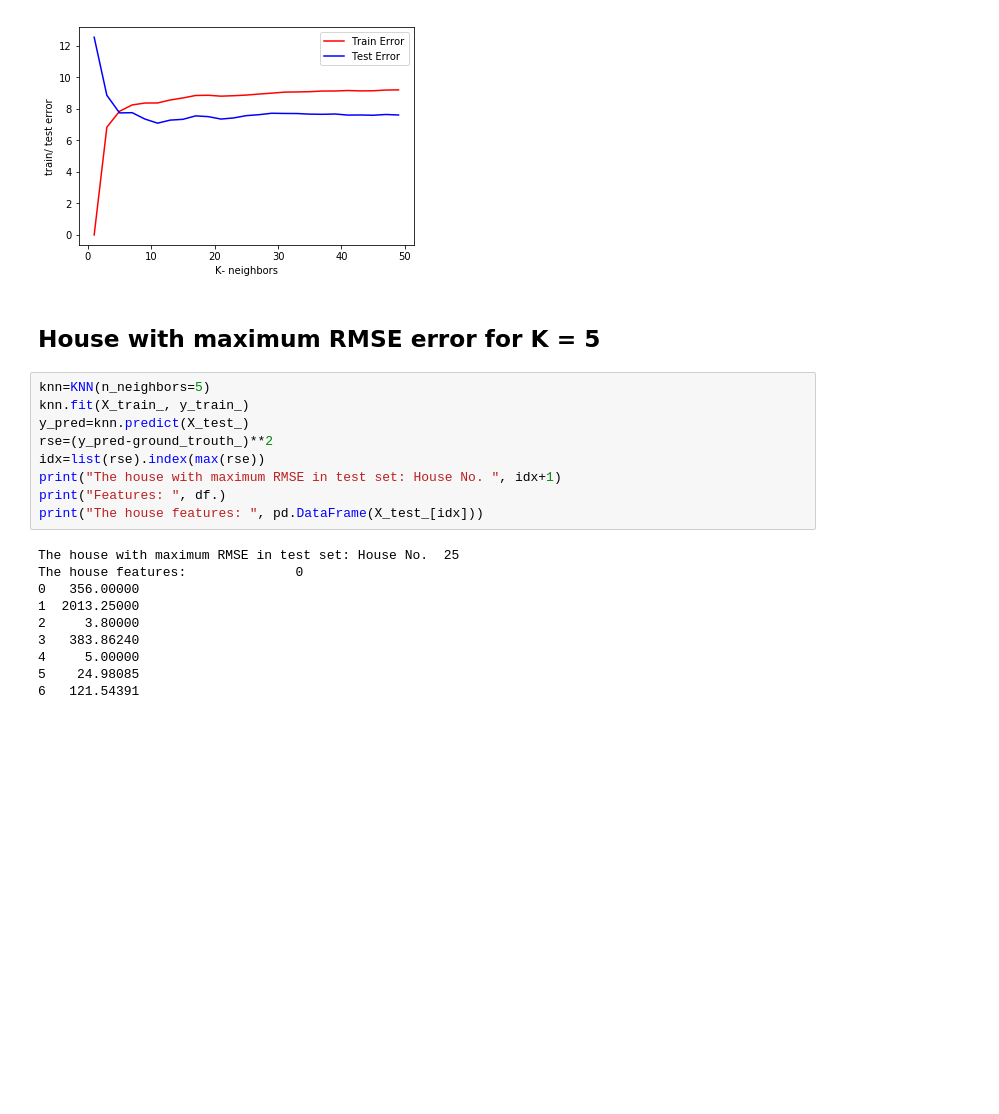
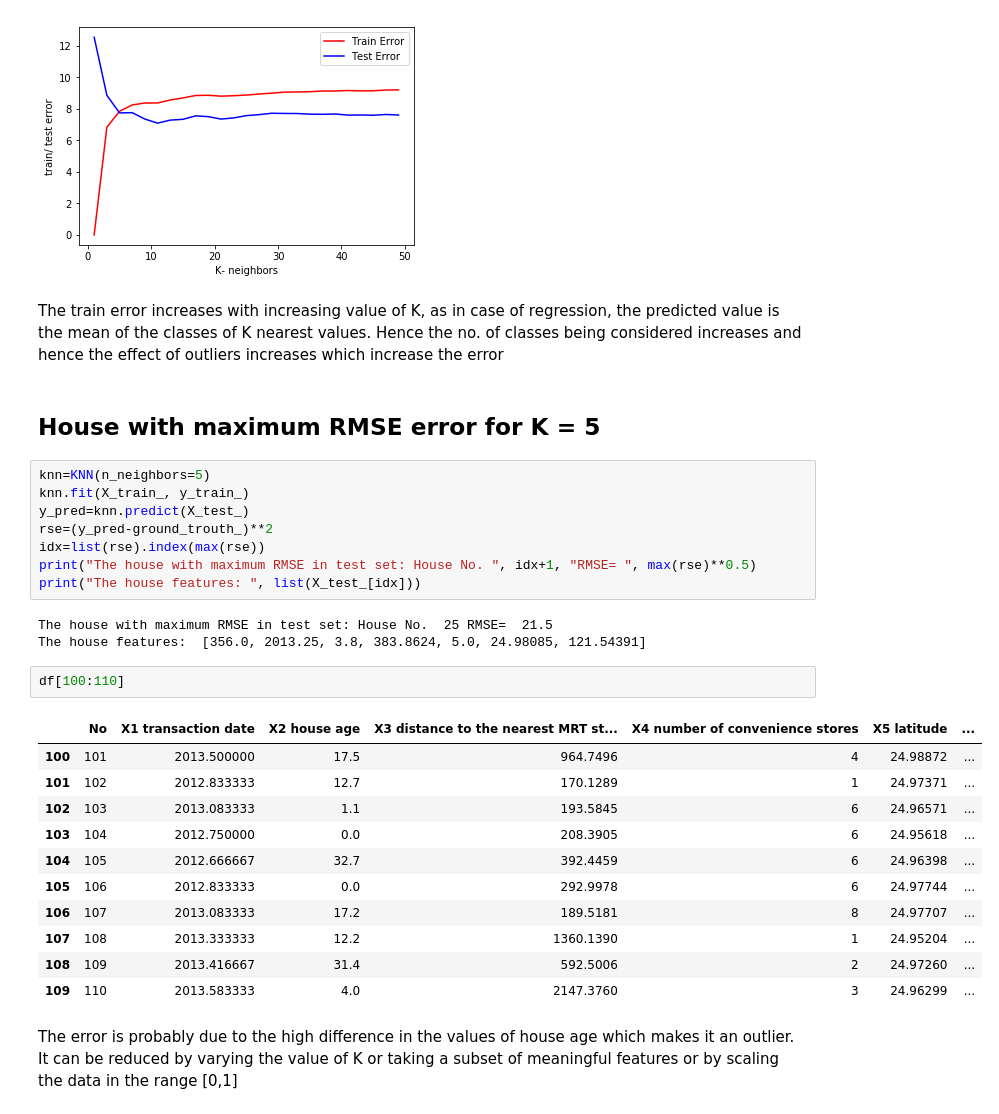
Before and after one commit to shv07/MachineLearning, a Jupyter notebook: assignments/Assignment_5/Assignment5_Q2.ipynb, the cells around one changed output. Cells and saved outputs as stored; diff of their text form; blank space fills up the shorter version.

```diff
--- a/assignments/Assignment_5/Assignment5_Q2.ipynb
+++ b/assignments/Assignment_5/Assignment5_Q2.ipynb
@@ -164,6 +168,8 @@ plt.legend()
 plt.show()
 # %% [output]
 [figure]
+# %% [markdown]
+The train error increases with increasing value of K, as in case of regression, the predicted value is the mean of the classes of K nearest values. Hence the no. of classes being considered increases and hence the effect of outliers increases which increase the error
 # %% [markdown]
 ## House with maximum RMSE error for K = 5
 # %%
@@ -172,16 +178,24 @@ knn.fit(X_train_, y_train_)
 y_pred=knn.predict(X_test_)
 rse=(y_pred-ground_trouth_)**2
 idx=list(rse).index(max(rse))
-print("The house with maximum RMSE in test set: House No. ", idx+1)
-print("Features: ", df.)
-print("The house features: ", pd.DataFrame(X_test_[idx]))
+print("The house with maximum RMSE in test set: House No. ", idx+1, "RMSE= ", max(rse)**0.5)
+print("The house features: ", list(X_test_[idx]))
 # %% [output]
-The house with maximum RMSE in test set: House No.  25
-The house features:              0
-0   356.00000
-1  2013.25000
-2     3.80000
-3   383.86240
-4     5.00000
-5    24.98085
-6   121.54391
+The house with maximum RMSE in test set: House No.  25 RMSE=  21.5
+The house features:  [356.0, 2013.25, 3.8, 383.8624, 5.0, 24.98085, 121.54391]
+# %%
+df[100:110]
+# %% [output]
+|  | No | X1 transaction date | X2 house age | X3 distance to the nearest MRT st... | X4 number of convenience stores | X5 latitude | ... |
+| 100 | 101 | 2013.500000 | 17.5 | 964.7496 | 4 | 24.98872 | ... |
+| 101 | 102 | 2012.833333 | 12.7 | 170.1289 | 1 | 24.97371 | ... |
+| 102 | 103 | 2013.083333 | 1.1 | 193.5845 | 6 | 24.96571 | ... |
+| 103 | 104 | 2012.750000 | 0.0 | 208.3905 | 6 | 24.95618 | ... |
+| 104 | 105 | 2012.666667 | 32.7 | 392.4459 | 6 | 24.96398 | ... |
+| 105 | 106 | 2012.833333 | 0.0 | 292.9978 | 6 | 24.97744 | ... |
+| 106 | 107 | 2013.083333 | 17.2 | 189.5181 | 8 | 24.97707 | ... |
+| 107 | 108 | 2013.333333 | 12.2 | 1360.1390 | 1 | 24.95204 | ... |
+| 108 | 109 | 2013.416667 | 31.4 | 592.5006 | 2 | 24.97260 | ... |
+| 109 | 110 | 2013.583333 | 4.0 | 2147.3760 | 3 | 24.96299 | ... |
+# %% [markdown]
+The error is probably due to the high difference in the values of house age which makes it an outlier. It can be reduced by varying the value of K or taking a subset of meaningful features or by scaling the data in the range [0,1]
```
Also changed, not shown: parts of 9 cells of this notebook.
